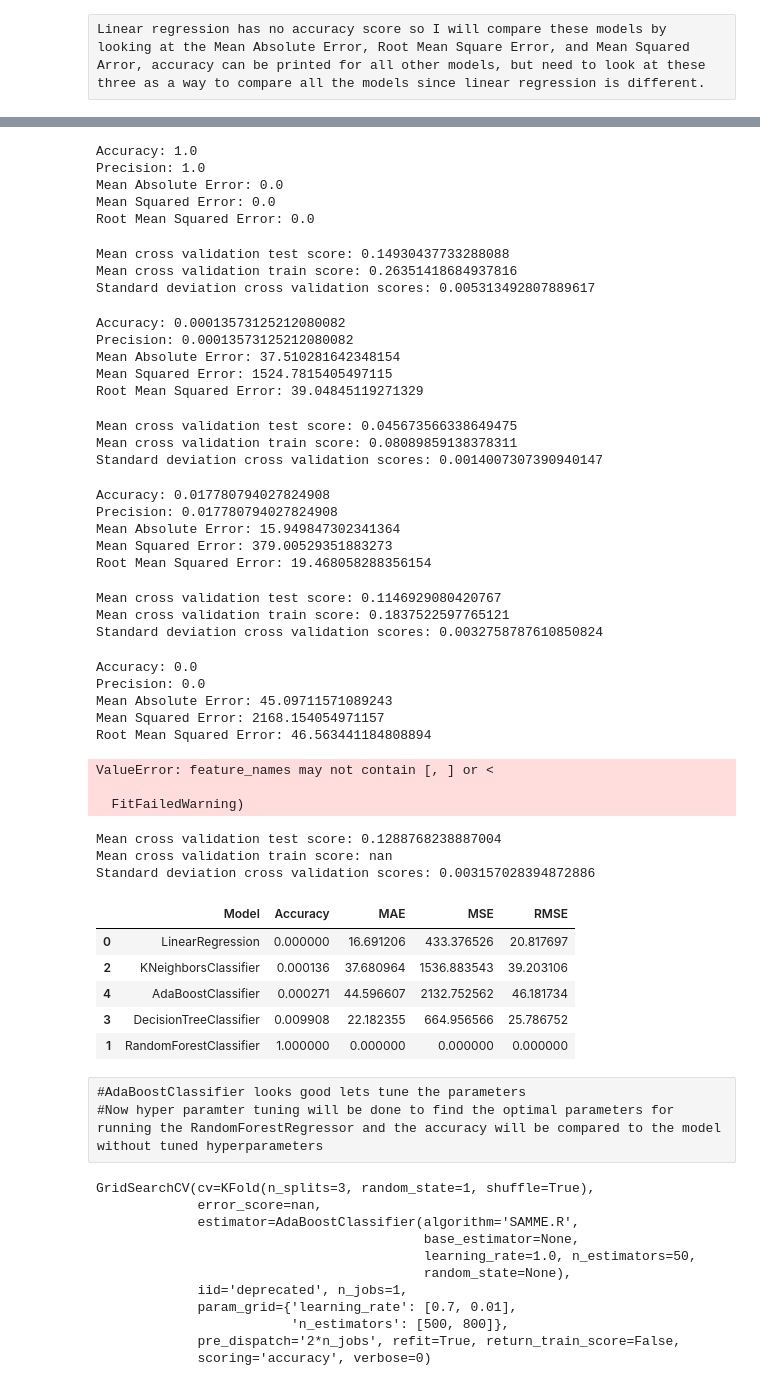
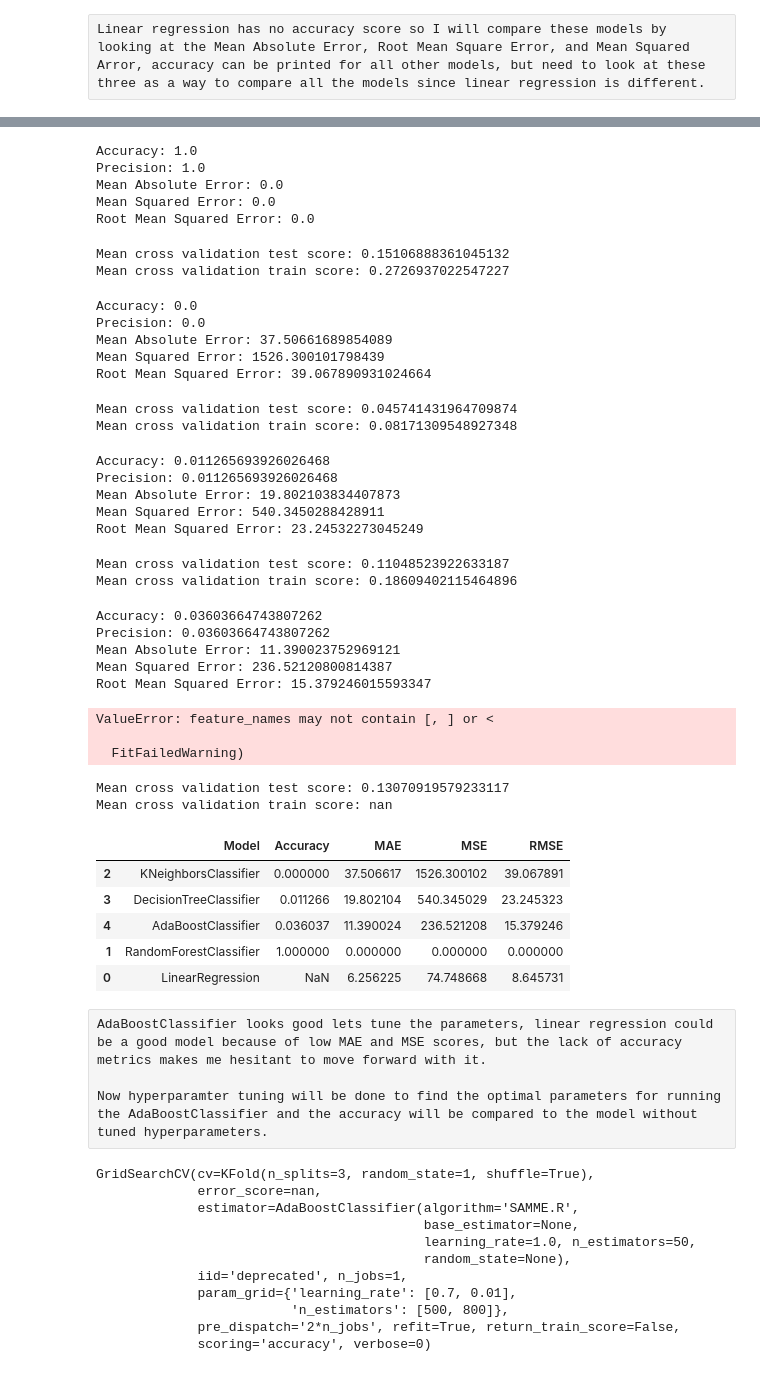
Before and after one commit to seguln36/Capstone-2, a Jupyter notebook: Machine Learning/Modeling.ipynb, the cells around one changed output, grey strips where cells are left out. Saved outputs shown, nothing was run; the diff lists cells and outputs as text; code cells hidden in the pictures.

```diff
--- a/Machine Learning/Modeling.ipynb
+++ b/Machine Learning/Modeling.ipynb
@@ -154,19 +155,17 @@ cv_scores_test= cross_val_score(RFC_Model,X_test,y_test,cv=5)
 cv_scores_train= cross_val_score(RFC_Model,X_train,y_train,cv=5)
 cv_scores_rf_test= cv_scores_test.mean()
 cv_scores_rf_train= cv_scores_train.mean()
-cv_scores_std_rf= cv_scores_test.std()
+
 print ('Mean cross validation test score: ' +str(cv_scores_rf_test))
 print ('Mean cross validation train score: ' +str(cv_scores_rf_train))
-print ('Standard deviation cross validation scores: ' +str(cv_scores_std_rf))
 # %% [output]
 Accuracy: 1.0
 Precision: 1.0
 Mean Absolute Error: 0.0
 Mean Squared Error: 0.0
 Root Mean Squared Error: 0.0
-Mean cross validation test score: 0.14930437733288088
-Mean cross validation train score: 0.26351418684937816
-Standard deviation cross validation scores: 0.005313492807889617
+Mean cross validation test score: 0.15106888361045132
+Mean cross validation train score: 0.2726937022547227
 # %%
 KNN_Model = KNeighborsClassifier()
 KNN_Model.fit(X_train, y_train)
@@ -186,19 +185,17 @@ cv_scores_test= cross_val_score(KNN_Model,X_test,y_test,cv=5)
 cv_scores_train= cross_val_score(KNN_Model,X_train,y_train,cv=5)
 cv_scores_rf_test= cv_scores_test.mean()
 cv_scores_rf_train= cv_scores_train.mean()
-cv_scores_std_rf= cv_scores_test.std()
+
 print ('Mean cross validation test score: ' +str(cv_scores_rf_test))
 print ('Mean cross validation train score: ' +str(cv_scores_rf_train))
-print ('Standard deviation cross validation scores: ' +str(cv_scores_std_rf))
 # %% [output]
-Accuracy: 0.00013573125212080082
-Precision: 0.00013573125212080082
-Mean Absolute Error: 37.510281642348154
-Mean Squared Error: 1524.7815405497115
-Root Mean Squared Error: 39.04845119271329
+Accuracy: 0.0
+Precision: 0.0
+Mean Absolute Error: 37.50661689854089
+Mean Squared Error: 1526.300101798439
+Root Mean Squared Error: 39.067890931024664
-Mean cross validation test score: 0.045673566338649475
-Mean cross validation train score: 0.08089859138378311
-Standard deviation cross validation scores: 0.0014007307390940147
+Mean cross validation test score: 0.045741431964709874
+Mean cross validation train score: 0.08171309548927348
 # %%
 DT_Model = DecisionTreeClassifier()
 DT_Model.fit(X_train, y_train)
@@ -219,19 +216,17 @@ cv_scores_test= cross_val_score(DT_Model,X_test,y_test,cv=5)
 cv_scores_train= cross_val_score(DT_Model,X_train,y_train,cv=5)
 cv_scores_rf_test= cv_scores_test.mean()
 cv_scores_rf_train= cv_scores_train.mean()
-cv_scores_std_rf= cv_scores_test.std()
+
 print ('Mean cross validation test score: ' +str(cv_scores_rf_test))
 print ('Mean cross validation train score: ' +str(cv_scores_rf_train))
-print ('Standard deviation cross validation scores: ' +str(cv_scores_std_rf))
 # %% [output]
-Accuracy: 0.017780794027824908
-Precision: 0.017780794027824908
-Mean Absolute Error: 15.949847302341364
-Mean Squared Error: 379.00529351883273
-Root Mean Squared Error: 19.468058288356154
+Accuracy: 0.011265693926026468
+Precision: 0.011265693926026468
+Mean Absolute Error: 19.802103834407873
+Mean Squared Error: 540.3450288428911
+Root Mean Squared Error: 23.24532273045249
-Mean cross validation test score: 0.1146929080420767
-Mean cross validation train score: 0.1837522597765121
-Standard deviation cross validation scores: 0.0032758787610850824
+Mean cross validation test score: 0.11048523922633187
+Mean cross validation train score: 0.18609402115464896
 # %%
 AB_Model = AdaBoostClassifier()
 AB_Model.fit(X_train, y_train)
@@ -251,29 +246,27 @@ cv_scores_test= cross_val_score(XGB_Model,X_test,y_test,cv=5)
 cv_scores_train= cross_val_score(XGB_Model,X_train,y_train,cv=5)
 cv_scores_rf_test= cv_scores_test.mean()
 cv_scores_rf_train= cv_scores_train.mean()
-cv_scores_std_rf= cv_scores_test.std()
+
 print ('Mean cross validation test score: ' +str(cv_scores_rf_test))
 print ('Mean cross validation train score: ' +str(cv_scores_rf_train))
-print ('Standard deviation cross validation scores: ' +str(cv_scores_std_rf))
 # %% [output]
-Accuracy: 0.0
-Precision: 0.0
-Mean Absolute Error: 45.09711571089243
-Mean Squared Error: 2168.154054971157
-Root Mean Squared Error: 46.563441184808894
+Accuracy: 0.03603664743807262
+Precision: 0.03603664743807262
+Mean Absolute Error: 11.390023752969121
+Mean Squared Error: 236.52120800814387
+Root Mean Squared Error: 15.379246015593347
 ValueError: feature_names may not contain [, ] or <
 
   FitFailedWarning)
-Mean cross validation test score: 0.1288768238887004
+Mean cross validation test score: 0.13070919579233117
 Mean cross validation train score: nan
-Standard deviation cross validation scores: 0.003157028394872886
 # %%
-model_performance_accuracy = pd.DataFrame({'Model': ['LinearRegression',
+model_performance = pd.DataFrame({'Model': ['LinearRegression',
                                                       'RandomForestClassifier',
                                                       'KNeighborsClassifier',
                                                       'DecisionTreeClassifier','AdaBoostClassifier'
                                                       ],
-                                            'Accuracy': [0,
+                                            'Accuracy': [np.nan,
                                                          RFC_Accuracy,
                                                          KNN_Accuracy,
                                                          DT_Accuracy,AB_Accuracy
@@ -294,17 +287,18 @@ model_performance_accuracy = pd.DataFrame({'Model': ['LinearRegression',
                                                          DT_RMSE,AB_RMSE
                                                          ]})
 # %%
-model_performance_accuracy.sort_values(by = "Accuracy", ascending = True)
+model_performance.sort_values(by = "Accuracy", ascending = True)
 # %% [output]
 |  | Model | Accuracy | MAE | MSE | RMSE |
-| 0 | LinearRegression | 0.000000 | 16.691206 | 433.376526 | 20.817697 |
-| 2 | KNeighborsClassifier | 0.000136 | 37.680964 | 1536.883543 | 39.203106 |
-| 4 | AdaBoostClassifier | 0.000271 | 44.596607 | 2132.752562 | 46.181734 |
-| 3 | DecisionTreeClassifier | 0.009908 | 22.182355 | 664.956566 | 25.786752 |
+| 2 | KNeighborsClassifier | 0.000000 | 37.506617 | 1526.300102 | 39.067891 |
+| 3 | DecisionTreeClassifier | 0.011266 | 19.802104 | 540.345029 | 23.245323 |
+| 4 | AdaBoostClassifier | 0.036037 | 11.390024 | 236.521208 | 15.379246 |
 | 1 | RandomForestClassifier | 1.000000 | 0.000000 | 0.000000 | 0.000000 |
+| 0 | LinearRegression | NaN | 6.256225 | 74.748668 | 8.645731 |
 # %% [raw]
-#AdaBoostClassifier looks good lets tune the parameters
-#Now hyper paramter tuning will be done to find the optimal parameters for running the RandomForestRegressor and the accuracy will be compared to the model without tuned hyperparameters
+AdaBoostClassifier looks good lets tune the parameters, linear regression could be a good model because of low MAE and MSE scores, but the lack of accuracy metrics makes me hesitant to move forward with it.
+
+Now hyperparamter tuning will be done to find the optimal parameters for running the AdaBoostClassifier and the accuracy will be compared to the model without tuned hyperparameters.
 # %%
 from sklearn.model_selection import KFold
 ada=AdaBoostClassifier()
```
Also changed, not shown: parts of 17 cells of this notebook.
